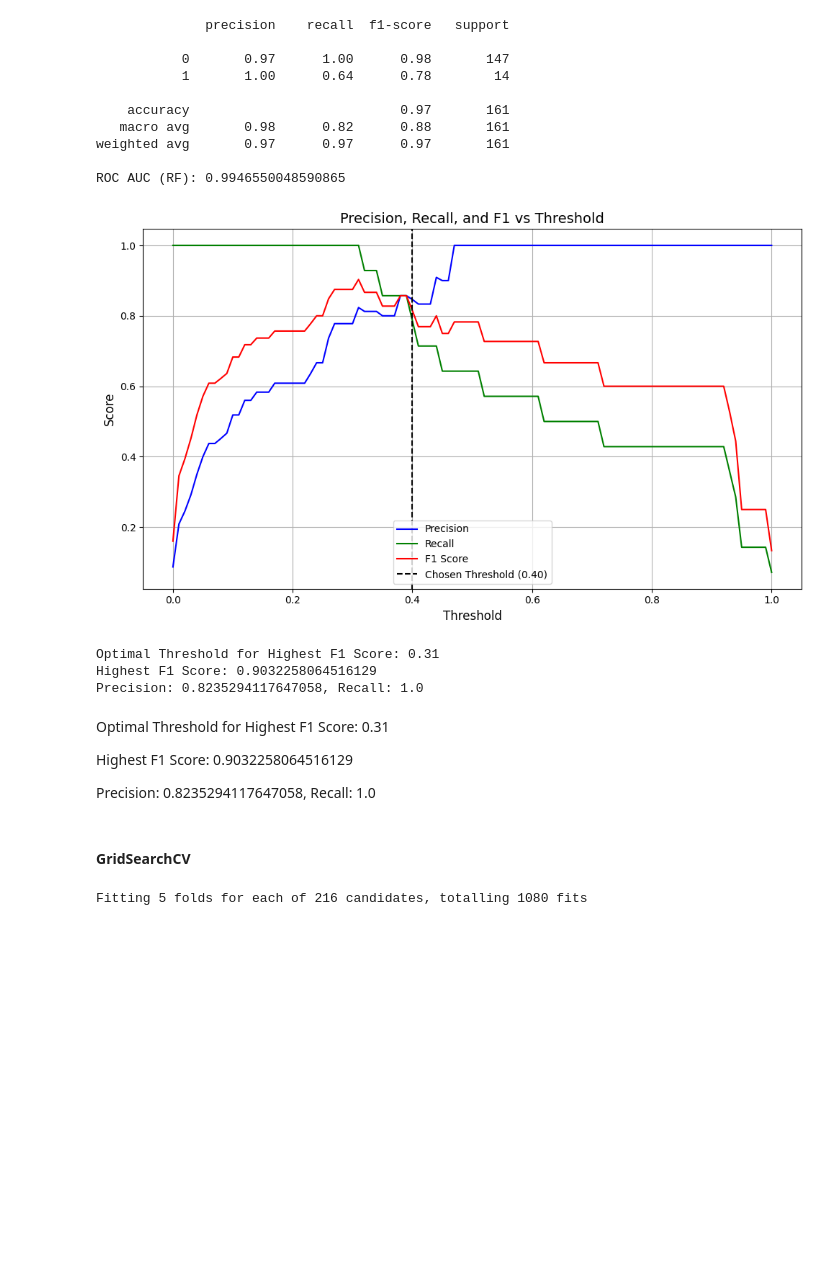
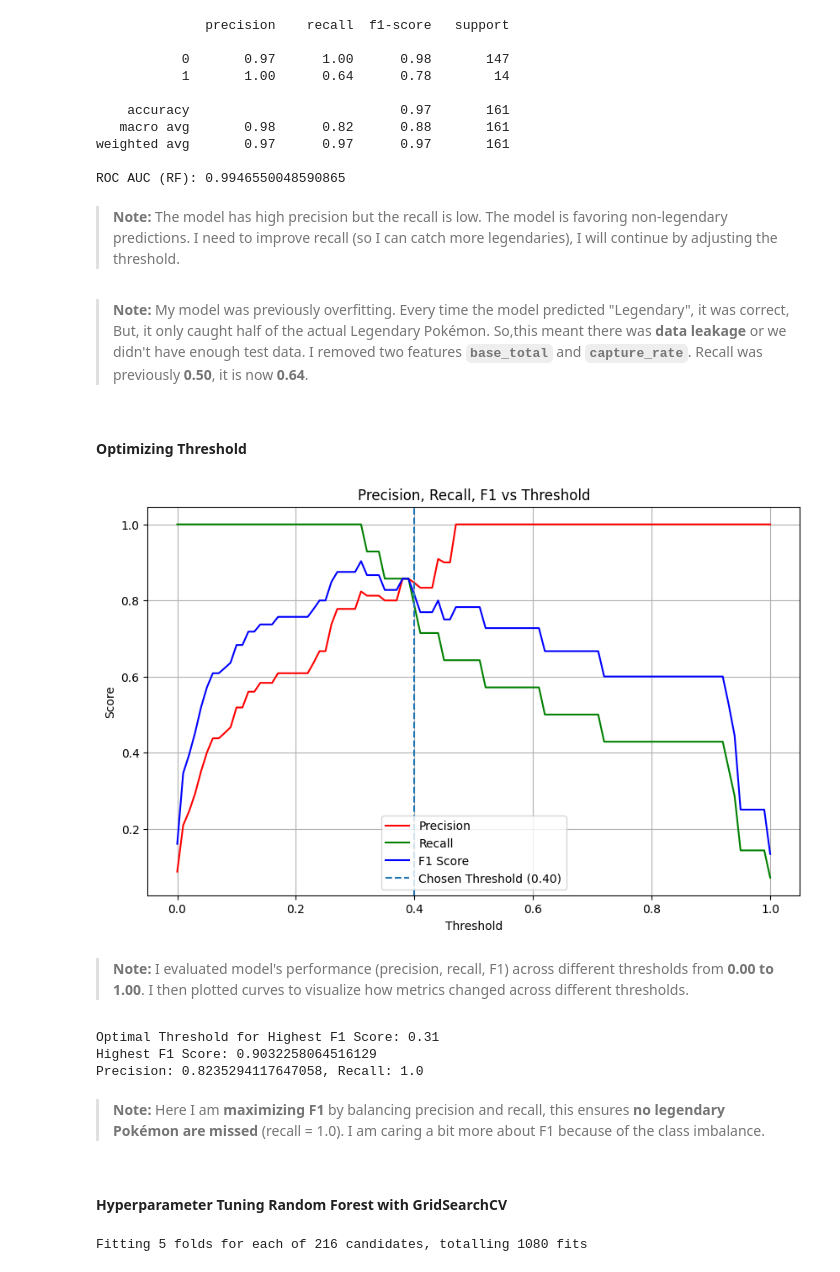
Before and after one commit to andresfigueroa282/Pokemon-Legendary-Classifier, a Jupyter notebook: Pokemon Portfolio Project/Pokemon Portfolio Project.ipynb, the cells around one changed output. Cells and saved outputs as stored; diff of their text form; code cells hidden in the pictures; blank space fills up the shorter version.

```diff
--- a/Pokemon Portfolio Project/Pokemon Portfolio Project.ipynb
+++ b/Pokemon Portfolio Project/Pokemon Portfolio Project.ipynb
@@ -378,32 +378,39 @@ print("ROC AUC (RF):", roc_auc_score(y_test, y_proba_rf))
 weighted avg       0.97      0.97      0.97       161
 
 ROC AUC (RF): 0.9946550048590865
+# %% [markdown]
+> **Note:** The model has high precision but the recall is low. The model is favoring non-legendary predictions. I need to improve recall (so I can catch more legendaries), I will continue by adjusting the threshold.
+# %% [markdown]
+> **Note:** My model was previously overfitting. Every time the model predicted "Legendary", it was correct, But, it only caught half of the actual Legendary Pokémon. So,this meant there was **data leakage** or we didn't have enough test data. I removed two features **`base_total`** and **`capture_rate`**. Recall was previously **0.50**, it is now **0.64**.
+# %% [markdown]
+#### Optimizing Threshold
 # %%
 thresholds = np.arange(0.0, 1.01, 0.01)
 precision_scores = []
 recall_scores = []
 f1_scores = []
 
-for t in thresholds:
-    y_pred_thresh = (y_proba_rf >= t).astype(int)
+for thresh in thresholds:
+    y_pred_thresh = (y_proba_rf >= thresh).astype(int)
     precision_scores.append(precision_score(y_test, y_pred_thresh))
     recall_scores.append(recall_score(y_test, y_pred_thresh))
     f1_scores.append(f1_score(y_test, y_pred_thresh))
 
 plt.figure(figsize=(10, 6))
-plt.plot(thresholds, precision_scores, label='Precision', color='blue')
-plt.plot(thresholds, recall_scores, label='Recall', color='green')
-plt.plot(thresholds, f1_scores, label='F1 Score', color='red')
-plt.axvline(x = 0.40, color='black', linestyle='--', label='Chosen Threshold (0.40)')
-plt.title("Precision, Recall, and F1 vs Threshold", fontsize=14)
-plt.xlabel("Threshold", fontsize = 12)
-plt.ylabel("Score", fontsize = 12)
+plt.plot(thresholds, precision_scores, label = 'Precision', color = 'red')
+plt.plot(thresholds, recall_scores, label = 'Recall', color = 'green')
+plt.plot(thresholds, f1_scores, label = 'F1 Score', color = 'blue')
+plt.axvline(x = 0.40, linestyle = '--', label = 'Chosen Threshold (0.40)')
+plt.title("Precision, Recall, F1 vs Threshold")
+plt.xlabel("Threshold")
+plt.ylabel("Score")
 plt.legend()
 plt.grid(True)
-plt.tight_layout()
 plt.show()
 # %% [output]
-[figure, old version]
+[figure, new version]
+# %% [markdown]
+> **Note:** I evaluated model's performance (precision, recall, F1) across different thresholds from **0.00 to 1.00**. I then plotted curves to visualize how metrics changed across different thresholds.
 # %%
 best_idx = np.argmax(f1_scores)
 best_threshold = thresholds[best_idx]
@@ -417,13 +424,9 @@ Optimal Threshold for Highest F1 Score: 0.31
 Highest F1 Score: 0.9032258064516129
 Precision: 0.8235294117647058, Recall: 1.0
 # %% [markdown]
-Optimal Threshold for Highest F1 Score: 0.31
-
-Highest F1 Score: 0.9032258064516129
-
-Precision: 0.8235294117647058, Recall: 1.0
+> **Note:** Here I am **maximizing F1** by balancing precision and recall, this ensures **no legendary Pokémon are missed** (recall = 1.0). I am caring a bit more about F1 because of the class imbalance.
 # %% [markdown]
-#### GridSearchCV
+#### Hyperparameter Tuning Random Forest with GridSearchCV
 # %%
 param_grid = {
     'n_estimators': [100, 200, 300],
```
Also changed, not shown: parts of 12 cells of this notebook.
